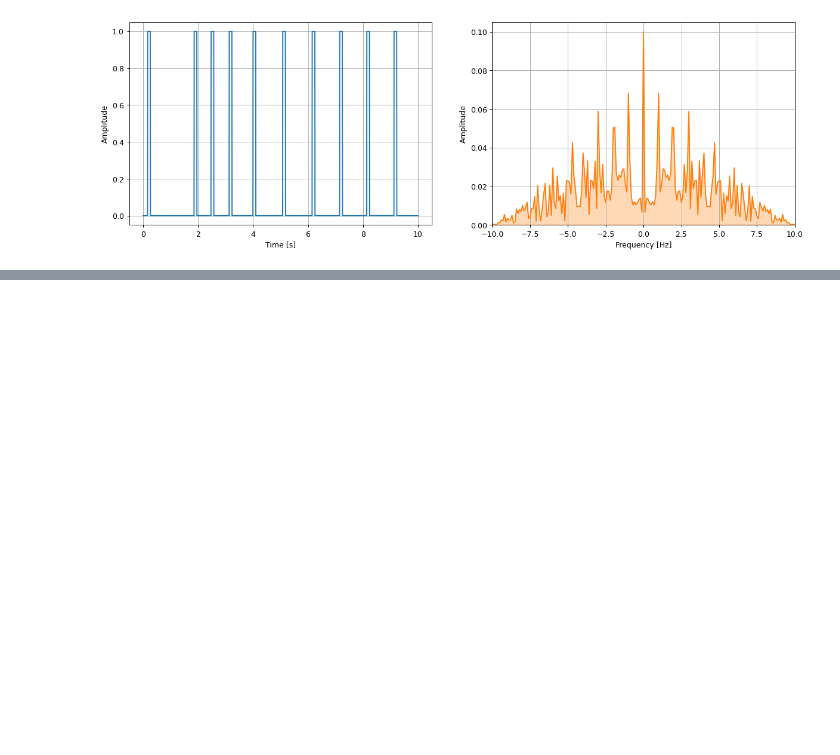
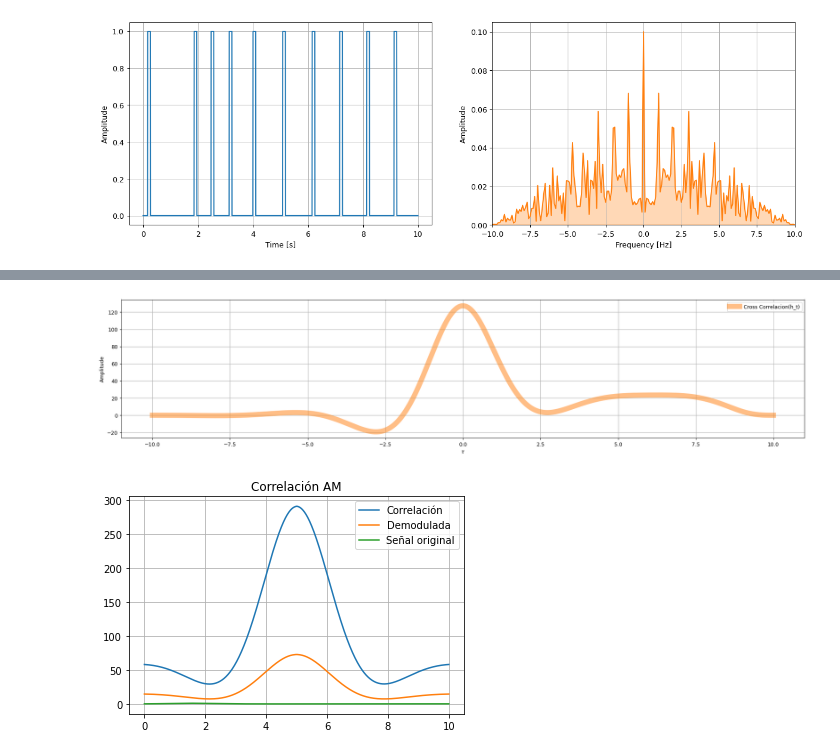
Before and after one commit to Juanchp00/Teor-a-de-se-ales, a Jupyter notebook: Taller_Teoria_(1).ipynb, the cells around one changed output, grey strips where cells are left out. Cells and saved outputs as stored; diff of their text form; code cells hidden in the pictures; blank space fills up the shorter version.

```diff
--- a/Taller_Teoria_(1).ipynb
+++ b/Taller_Teoria_(1).ipynb
@@ -634,0 +695,36 @@ fft_plot(t, PPM, -10, 10)
+# %%
+from sympy.solvers import solve_linear_system
+from sympy import Symbol
+import sympy as sp
+from sympy.matrices import Matrix #Trabajo con matrices
+from scipy.signal import lti
+from scipy.fftpack import fft, fftfreq, fftshift
+from scipy.signal import lti, convolve, correlate, hilbert, butter, filtfilt
+AMD=2*y
+
+R_yy = correlate(AMD, output_c, mode='full')
+t_corr = np.linspace(-t[-1], t[-1], R_yy.shape[0])
+
+plt.figure(figsize=(24, 5), dpi=90)
+plt.plot(t_corr, R_yy, color='C1', linewidth=10, alpha=0.5, label='Cross Correlacion(h_t)')
+plt.legend()
+plt.grid()
+plt.ylabel('Amplitude')
+plt.xlabel(r'$\tau$')
+plt.show()
+
+#Correlación am
+
+cam = signal.correlate(l,AMD,mode='same')
+acam = signal.correlate(y,y,mode='same')
+#cam=normalization(correlationam)
+#acam=normalization(acorrelationdam)
+plt.title("Correlación AM")
+plt.plot(t,cam, label='Correlación')
+plt.plot(t,acam, label='Demodulada')
+plt.plot(t,, label='Señal original')
+plt.legend()
+plt.grid()
+# %% [output]
+[figure, added]
+[figure, added]
```
Also changed, not shown: parts of 10 cells of this notebook.
